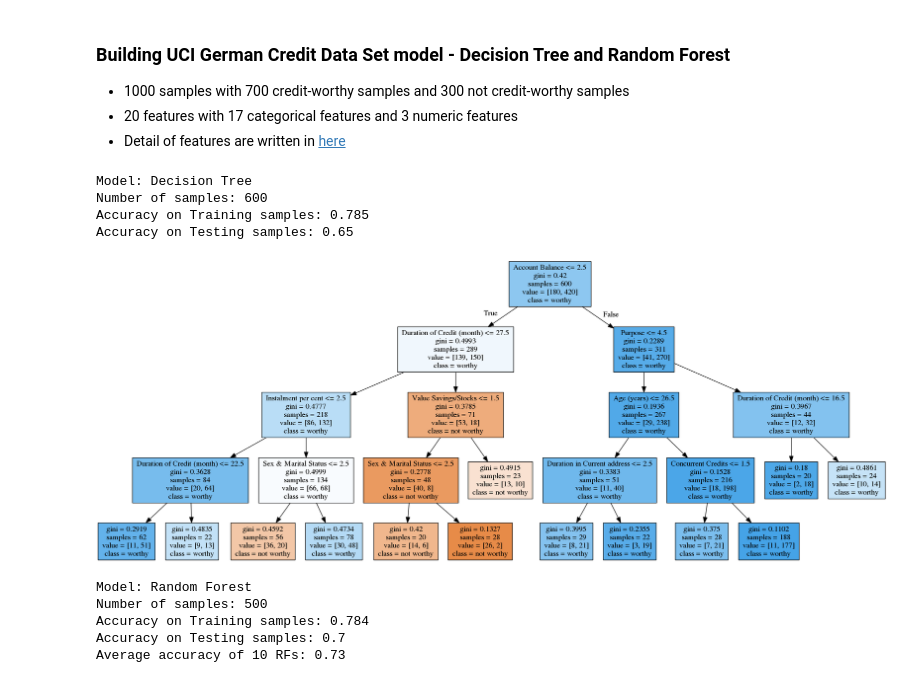
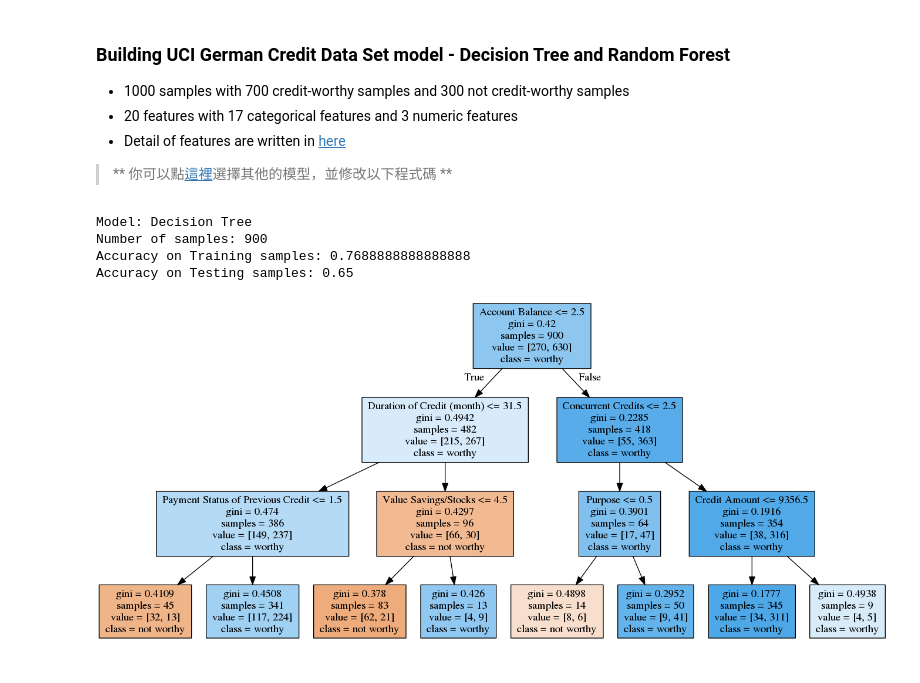
Before and after one commit to mbilab/ML-tutorial, a Jupyter notebook: decision-tree.ipynb, the cells around one changed output. Saved outputs shown, nothing was run; the diff lists cells and outputs as text; code cells hidden in the pictures.

Commit message:
add .ans directory and modify KNN and decision tree notebook

```diff
--- a/decision-tree.ipynb
+++ b/decision-tree.ipynb
@@ -4,3 +4,6 @@
 - 1000 samples with 700 credit-worthy samples and 300 not credit-worthy samples
 - 20 features with 17 categorical features and 3 numeric features
 - Detail of features are written in [here](https://onlinecourses.science.psu.edu/stat857/node/222)
+
+
+> ** 你可以點[這裡](http://scikit-learn.org/stable/auto_examples/classification/plot_classifier_comparison.html)選擇其他的模型，並修改以下程式碼 **
@@ -9,67 +15,45 @@ import numpy as np
 from sklearn import preprocessing
 from sklearn.svm import SVC
 from sklearn import tree
 import pydotplus
 from sklearn.model_selection import cross_val_score
 from IPython.display import Image
 from sklearn.ensemble import RandomForestClassifier
 import pre_data as pd
 
 
 
-def decision_tree(num):
+def decision_tree(num=900):
     # get data for training and testing
     raw_train, raw_test = pd.get_data(num)
     feature_name = ['Account Balance', 'Duration of Credit (month)', 'Payment Status of Previous Credit', 'Purpose', 'Credit Amount', 'Value Savings/Stocks', 'Length of current employment', 'Instalment per cent', 'Sex & Marital Status', 'Guarantors', 'Duration in Current address', 'Most valuable available asset', 'Age (years)', 'Concurrent Credits', 'Type of apartment', 'No of Credits at this Bank', 'Occupation', 'No of dependents', 'Telephone', 'Foreign Worker']
     label_name = ['not worthy', 'worthy']
     X_train = raw_train[:, 1:]
     Y_train = raw_train[:, 0]
     X_test = raw_test[:, 1:]
     Y_test = raw_test[:, 0]
 
     ## Build model: Decision tree
-    clf_DT = tree.DecisionTreeClassifier(max_depth = 4, min_samples_leaf = 0.03)
-    clf_DT = clf_DT.fit(X_train, Y_train)
-    #print(clf_DT.predict(X_test))
+    ## 改這裡 ##
+    clf = tree.DecisionTreeClassifier(max_depth = 3, min_samples_leaf = 0.01, random_state = 0)
+    clf = clf.fit(X_train, Y_train)
     print("Model: Decision Tree")
     print("Number of samples: {}".format(num))
-    print("Accuracy on Training samples: {}".format(clf_DT.score(X_train, Y_train)))
-    print("Accuracy on Testing samples: {}".format(clf_DT.score(X_test, Y_test)))
-    #print("Average accuracy of 10 decision trees: {}".format(np.sum(cross_val_score(clf_DT, X_train, Y_train, cv=10) / 10)))
+    print("Accuracy on Training samples: {}".format(clf.score(X_train, Y_train)))
+    print("Accuracy on Testing samples: {}".format(clf.score(X_test, Y_test)))
+
 
     ## Plot decision tree
-    dot_data = tree.export_graphviz(clf_DT, out_file=None, feature_names = feature_name, class_names = label_name, filled = True)
-    graph = pydotplus.graph_from_dot_data(dot_data)
-    display(Image(graph.create_png()))
+    if type(clf).__name__ == 'DecisionTreeClassifier':
+        dot_data = tree.export_graphviz(clf, out_file=None, feature_names = feature_name, class_names = label_name, filled = True)
+        graph = pydotplus.graph_from_dot_data(dot_data)
+        display(Image(graph.create_png()))
 
 
-decision_tree(600)
+decision_tree()
 # %% [output]
 Model: Decision Tree
-Number of samples: 600
-Accuracy on Training samples: 0.785
+Number of samples: 900
+Accuracy on Training samples: 0.7688888888888888
 Accuracy on Testing samples: 0.65
-[figure, old version]
+[figure, new version]
-# %%
-## Build model: Random Forest
-def RF(num):
-    raw_train, raw_test = pd.get_data(num)
-    X_train = raw_train[:, 1:]
-    Y_train = raw_train[:, 0]
-    X_test = raw_test[:, 1:]
-    Y_test = raw_test[:, 0]
-    clf_RF = RandomForestClassifier(n_estimators = 150, max_depth = 5, min_samples_leaf = 0.03)
-    clf_RF = clf_RF.fit(X_train, Y_train)
-    print("Model: Random Forest")
-    print("Number of samples: {}".format(num))
-    print("Accuracy on Training samples: {}".format(clf_RF.score(X_train, Y_train)))
-    print("Accuracy on Testing samples: {}".format(clf_RF.score(X_test, Y_test)))
-    print("Average accuracy of 10 RFs: {}".format(np.sum(cross_val_score(clf_RF, X_train, Y_train, cv=10) / 10)))
-
-RF(500)
-# %% [output]
-Model: Random Forest
-Number of samples: 500
-Accuracy on Training samples: 0.784
-Accuracy on Testing samples: 0.7
-Average accuracy of 10 RFs: 0.73
```
Also changed, not shown: parts of 2 cells of this notebook, 5 other files.
